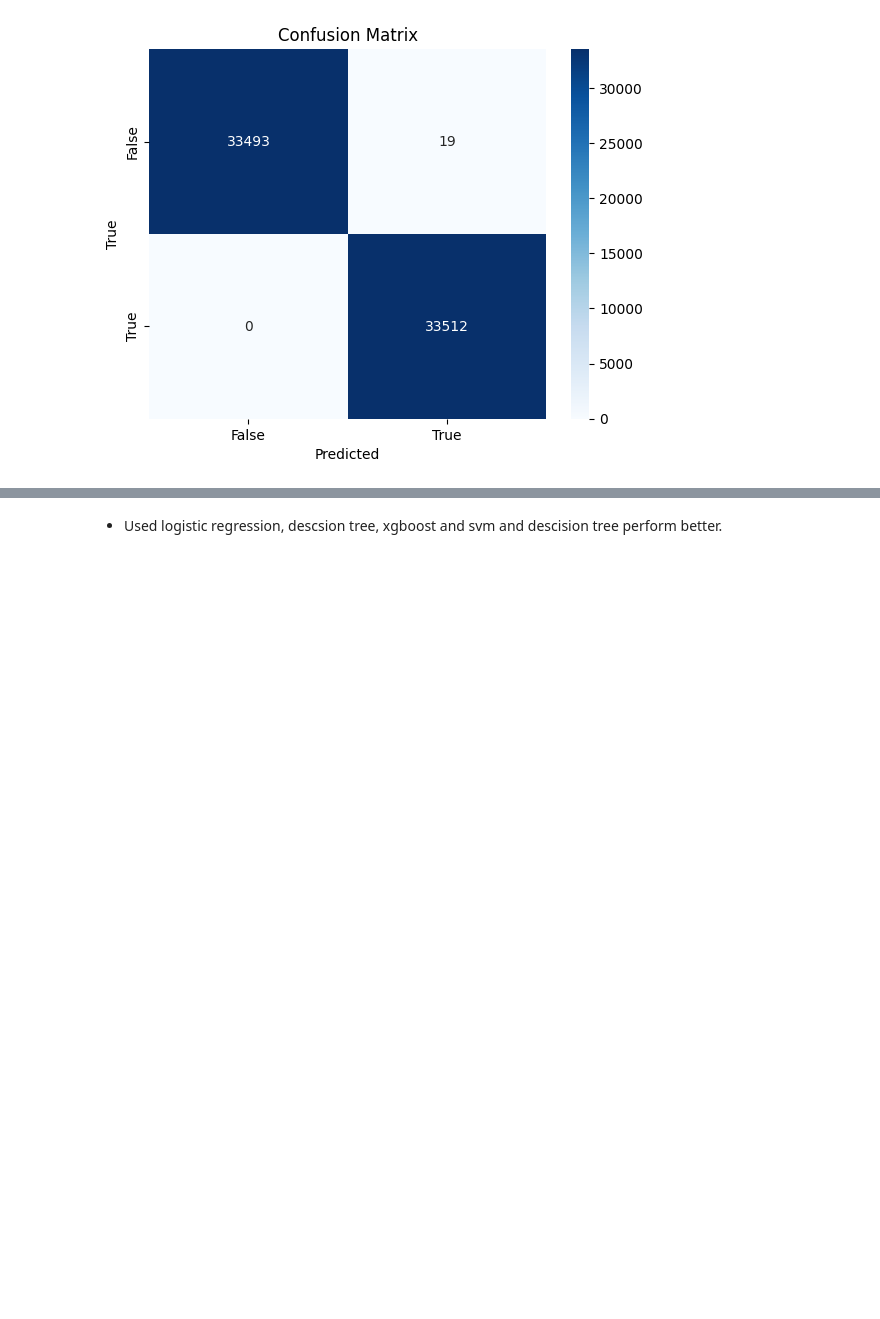
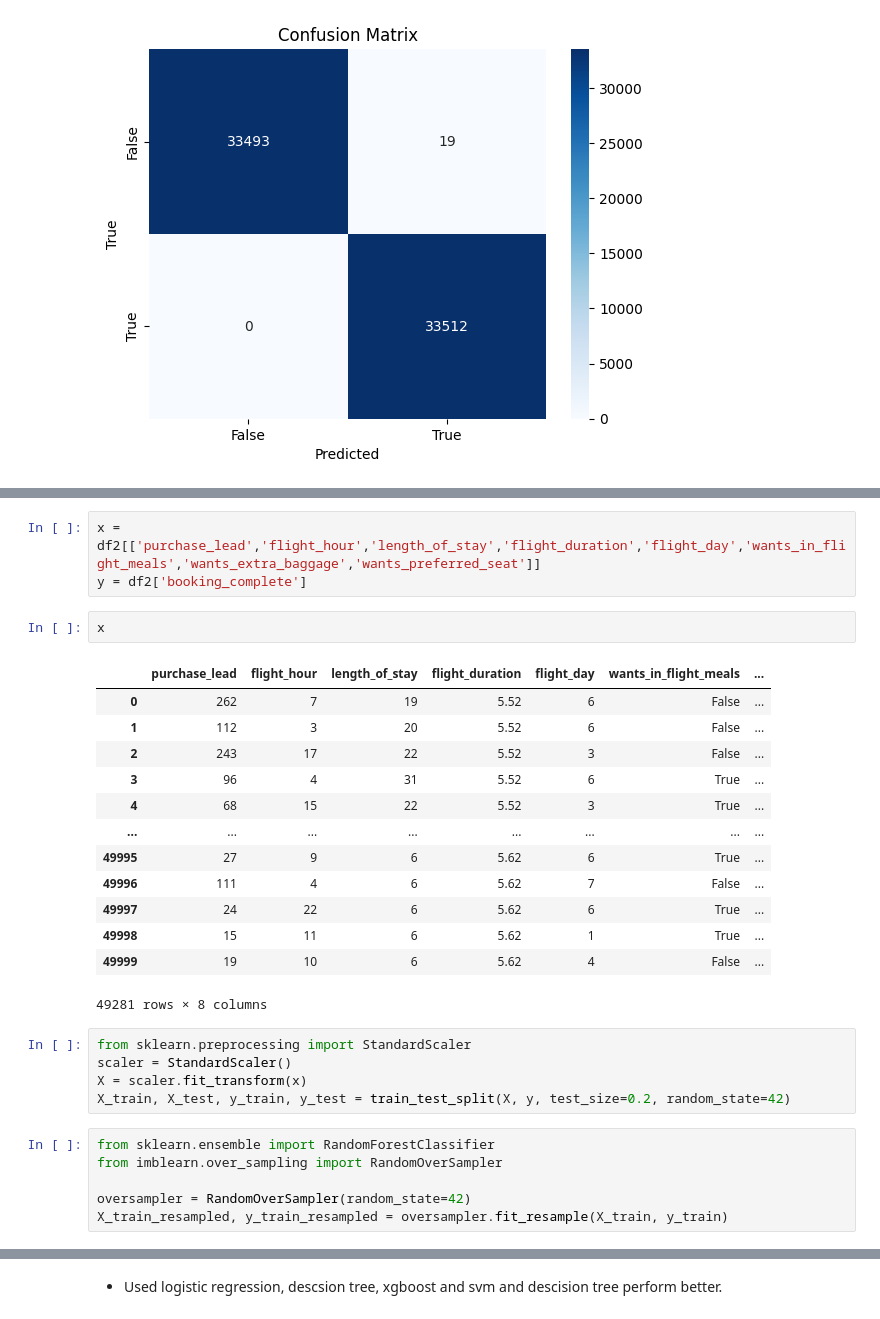
Before and after one commit to JOCRZ/BritishAirways-Intership, a Jupyter notebook: British-Airways/Ipython-book/model.ipynb, the cells around one changed output, grey strips where cells are left out. Drawn from its saved outputs; the diff is of its cells as text; blank space fills up the shorter version.

```diff
--- a/British-Airways/Ipython-book/model.ipynb
+++ b/British-Airways/Ipython-book/model.ipynb
@@ -681,0 +718,30 @@ plt.show()
+# %%
+x = df2[['purchase_lead','flight_hour','length_of_stay','flight_duration','flight_day','wants_in_flight_meals','wants_extra_baggage','wants_preferred_seat']]
+y = df2['booking_complete']
+# %%
+x
+# %% [output]
+|  | purchase_lead | flight_hour | length_of_stay | flight_duration | flight_day | wants_in_flight_meals | ... |
+| 0 | 262 | 7 | 19 | 5.52 | 6 | False | ... |
+| 1 | 112 | 3 | 20 | 5.52 | 6 | False | ... |
+| 2 | 243 | 17 | 22 | 5.52 | 3 | False | ... |
+| 3 | 96 | 4 | 31 | 5.52 | 6 | True | ... |
+| 4 | 68 | 15 | 22 | 5.52 | 3 | True | ... |
+| ... | ... | ... | ... | ... | ... | ... | ... |
+| 49995 | 27 | 9 | 6 | 5.62 | 6 | True | ... |
+| 49996 | 111 | 4 | 6 | 5.62 | 7 | False | ... |
+| 49997 | 24 | 22 | 6 | 5.62 | 6 | True | ... |
+| 49998 | 15 | 11 | 6 | 5.62 | 1 | True | ... |
+| 49999 | 19 | 10 | 6 | 5.62 | 4 | False | ... |
+49281 rows × 8 columns
+# %%
+from sklearn.preprocessing import StandardScaler
+scaler = StandardScaler()
+X = scaler.fit_transform(x)
+X_train, X_test, y_train, y_test = train_test_split(X, y, test_size=0.2, random_state=42)
+# %%
+from sklearn.ensemble import RandomForestClassifier
+from imblearn.over_sampling import RandomOverSampler
+
+oversampler = RandomOverSampler(random_state=42)
+X_train_resampled, y_train_resampled = oversampler.fit_resample(X_train, y_train)
```
Also changed, not shown: parts of 9 cells of this notebook, 2 other files.
